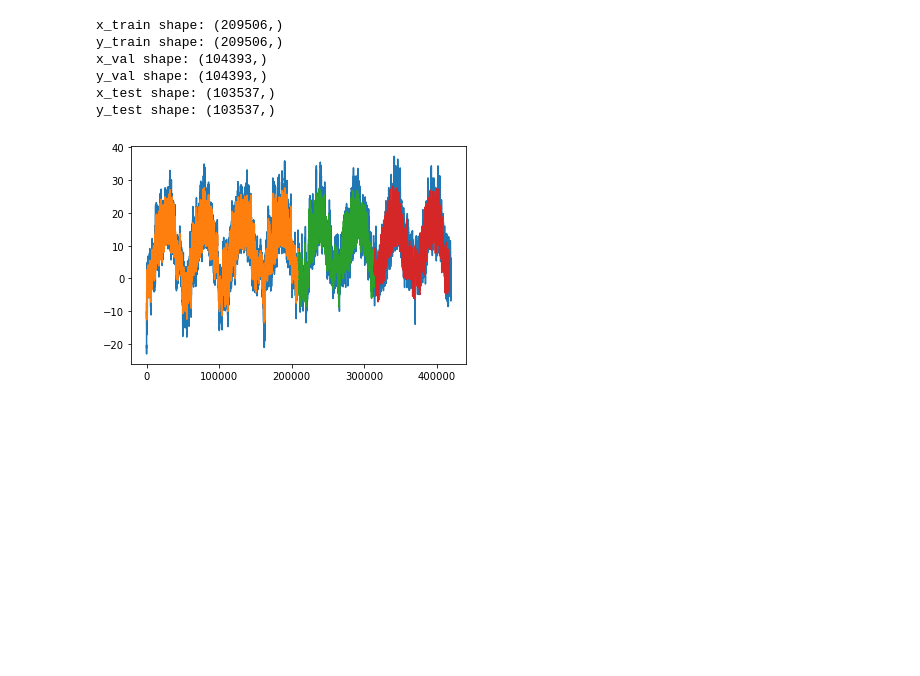
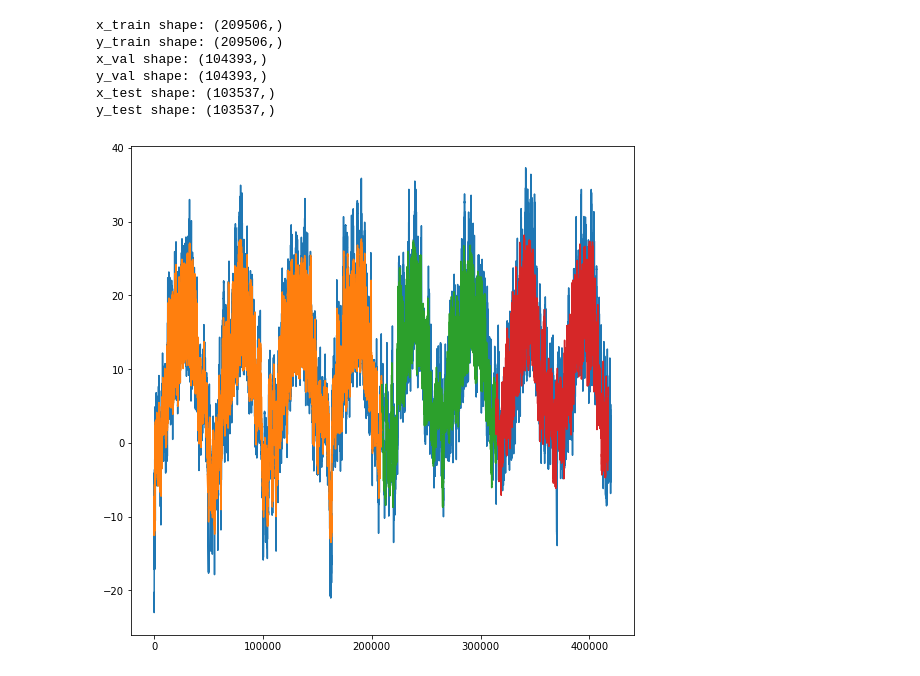
Before and after one commit to meticulousdev/Keras, a Jupyter notebook: code_2nd/chap10/dropout_example_w_droupout_02.ipynb, the cells around one changed output. Cells and saved outputs as stored; diff of their text form; code cells hidden in the pictures; blank space fills up the shorter version.

Commit message:
figure update

```diff
--- a/code_2nd/chap10/dropout_example_w_droupout_02.ipynb
+++ b/code_2nd/chap10/dropout_example_w_droupout_02.ipynb
@@ -232,10 +232,11 @@ y_val shape: (104393,)
 x_test shape: (103537,)
 y_test shape: (103537,)
 # %%
+plt.figure(figsize=(9, 9))
 plt.plot(temperature[delay:])
 plt.plot(x_train, pred_train)
 plt.plot(x_val, pred_val)
 plt.plot(x_test, pred_test)
 plt.show()
 # %% [output]
-[figure, old version]
+[figure, new version]
```
